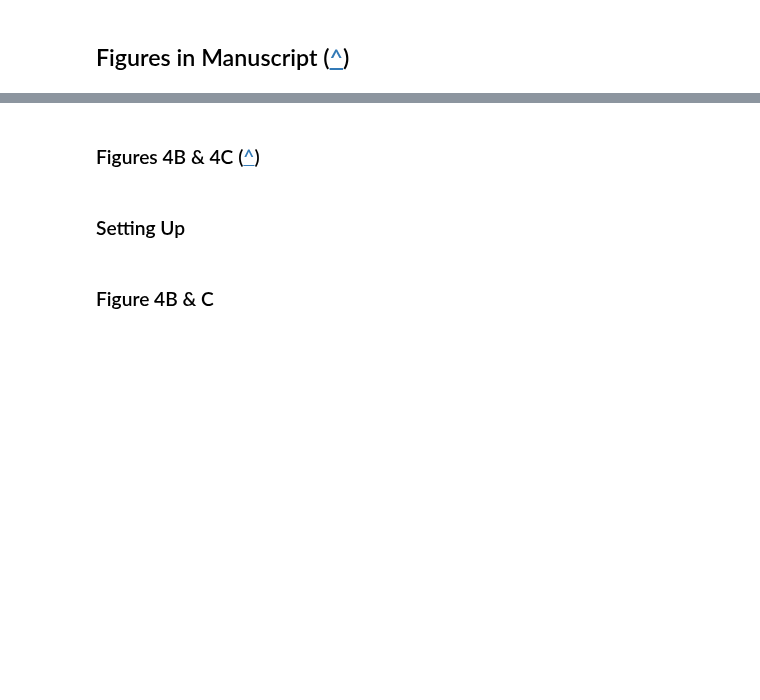
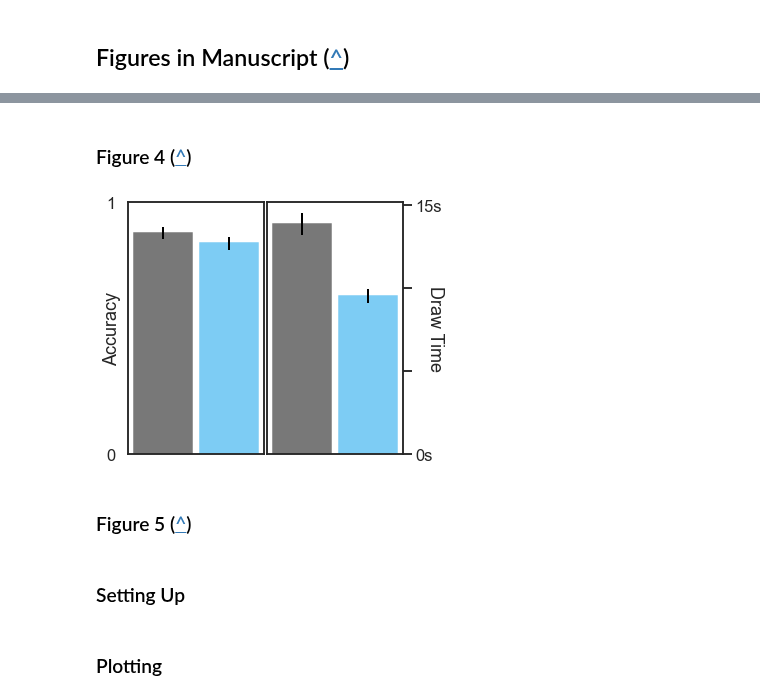
Before and after one commit to cogtoolslab/improvised_numerals, a Jupyter notebook: analysis/main_analyses.ipynb, the cells around one changed output, grey strips where cells are left out. Drawn from its saved outputs; the diff is of its cells as text; code cells hidden in the pictures; blank space fills up the shorter version.

```diff
--- a/analysis/main_analyses.ipynb
+++ b/analysis/main_analyses.ipynb
@@ -1059,3 +1224,5 @@ fig.savefig('../results/plots/Fig_2BC.pdf')
+# %% [markdown]
+### <a name="fig4"></a> Figure 4 ([^](#top))
 # %%
 acc_DF = get_confint(pd.DataFrame(D3.groupby(['Regularity'])['outcome'].agg(['mean', 'count', 'std'])))
 subject_acc = pd.DataFrame(D3.groupby(['Regularity','gameID'])['outcome'].mean()).reset_index()
@@ -1072,10 +1239,10 @@ ax1.bar([.3,.7],
 ax1.set_ylim([0,1])
 ax2.set_xlabel("")
 
-ax1.get_children()[1].set_color(c1) # was hollow, as (0,0,0,0)
-ax1.get_children()[2].set_color(c2) # was hollow, as (0,0,0,0)
-ax1.get_children()[1].set_edgecolor(c1)
-ax1.get_children()[2].set_edgecolor(c2)
+ax1.get_children()[1].set_color(c2) # was hollow, as (0,0,0,0)
+ax1.get_children()[2].set_color(c1) # was hollow, as (0,0,0,0)
+ax1.get_children()[1].set_edgecolor(c2)
+ax1.get_children()[2].set_edgecolor(c1)
 
 
 ran_acc_trial_DF = get_confint(pd.DataFrame(D3[D3['Regularity']=='random'].groupby(['trialNum'])['outcome'].agg(['mean', 'count', 'std'])))
@@ -1094,42 +1261,44 @@ ax2.bar([.3,.7],
         height=time_DF['mean'],
         width=barw,
         yerr=[time_DF['ci95_hi']-time_DF['mean'], time_DF['mean']-time_DF['ci95_lo']],
         error_kw=dict(lw=lw, capsize=cs, capthick=lw))
 ax2.set_xlabel("")
 
-ax2.get_children()[1].set_color(c1) # was hollow, as (0,0,0,0)
-ax2.get_children()[2].set_color(c2) # was hollow, as (0,0,0,0)
-ax2.get_children()[1].set_edgecolor(c1)
-ax2.get_children()[2].set_edgecolor(c2)
+ax2.get_children()[1].set_color(c2) # was hollow, as (0,0,0,0)
+ax2.get_children()[2].set_color(c1) # was hollow, as (0,0,0,0)
+ax2.get_children()[1].set_edgecolor(c2)
+ax2.get_children()[2].set_edgecolor(c1)
 
 # show points as subject draw times:
 ran_subject_time = np.array(subject_time[subject_time['Regularity']=='random']['drawDuration'])
 reg_subject_time = np.array(subject_time[subject_time['Regularity']=='regular']['drawDuration'])
 
 ax1.set_xticklabels([])
 ax2.set_xticklabels([])
 
 ax1.set_yticks([0,1])
 ax1.set_yticklabels(['0','1'])
 ax2.set_yticks([0,5,10,15])
 ax2.set_yticklabels(['0s','','','15s'])
 
 ax1.set_ylabel("Accuracy")
 ax2.set_ylabel("Draw Time",rotation=270)
 ax1.yaxis.set_label_coords(-.05, .5)
 ax2.yaxis.tick_right()
 ax2.yaxis.set_label_position("right")
 ax2.yaxis.set_label_coords(1.3, .5)
 
 
 
 plt.tight_layout(w_pad=.3)
 
-fig.savefig('../results/plots/Fig_3BC.pdf')
-# fig.savefig('../results/plots/Fig_3BC.png')
-# fig.savefig('../results/plots/Fig_3BC.svg')
+fig.savefig('../results/plots/Fig_4.pdf')
+fig.savefig('../results/plots/Fig_4.png')
+fig.savefig('../results/plots/Fig_4.svg')
+# %% [output]
+[figure, added]
 # %% [markdown]
-### <a name="fig4"></a> Figures 4B & 4C ([^](#top))
+### <a name="fig5"></a> Figure 5 ([^](#top))
 # %% [markdown]
 ### Setting Up
 # %%
@@ -1178,8 +1347,8 @@ upperCI = np.quantile(subset_sims, .975, axis=1, keepdims = True, interpolation
 lowerCI = np.quantile(subset_sims, .025, axis=1, keepdims = True, interpolation = 'nearest') # can't use 'method' because my python is outdated
 upperCI = pd.DataFrame(np.squeeze(upperCI), columns=['upper']).reset_index().rename(columns={'index':classification})
 lowerCI = pd.DataFrame(np.squeeze(lowerCI), columns=['lower']).reset_index().rename(columns={'index':classification})
-# %% [markdown]
-###  Figure 4B & C
+# %% [markdown]
+###  Plotting
 # %%
 # plot 95-CI over the frequencies, with optional individual dots for each game
 gameNormFreqs = D4.groupby(['gameID'])[['1norm','2norm','3norm','4norm']].mean()
```
Also changed, not shown: parts of 24 cells of this notebook.
